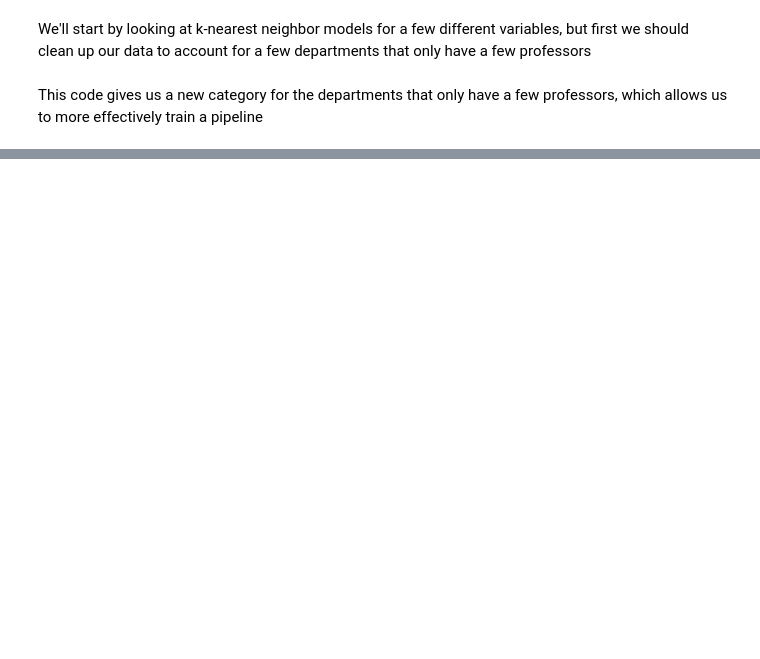
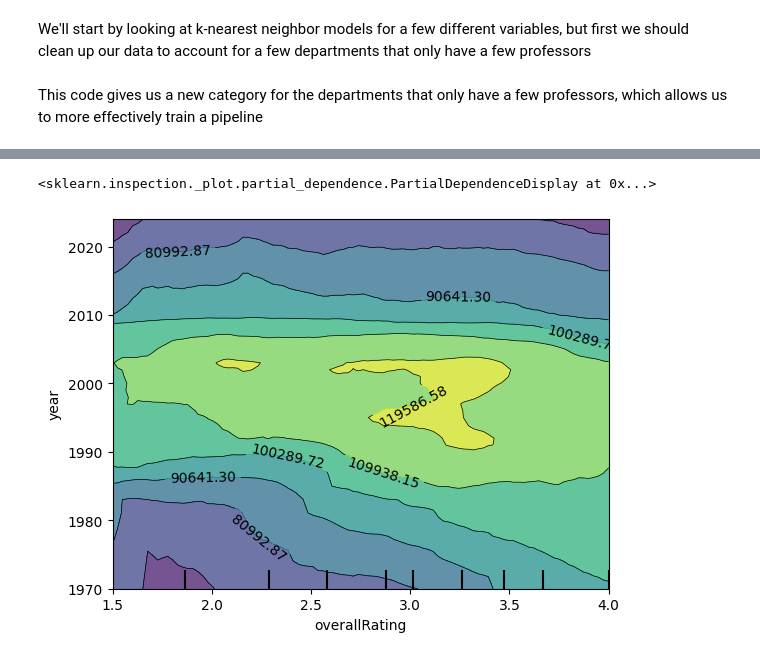
Before and after one commit to arausis/DATA301Project, a Jupyter notebook: Exploration.ipynb, the cells around one changed output, grey strips where cells are left out. Saved outputs shown, nothing was run; the diff lists cells and outputs as text; code cells hidden in the pictures; blank space fills up the shorter version.

```diff
--- a/Exploration.ipynb
+++ b/Exploration.ipynb
@@ -249,0 +276,12 @@ Here, we can see the predicted salaries of three hypothetical professors. THe fi
+# %%
+import matplotlib.pyplot as plt
+from sklearn.datasets import make_friedman1
+from sklearn.ensemble import GradientBoostingRegressor
+from sklearn.inspection import PartialDependenceDisplay
+
+X = df[["year", "numEvals", "overallRating", "deptCleaned", "position"]]
+# %%
+PartialDependenceDisplay.from_estimator(pipeline, X, features=[("overallRating", "year")])
+# %% [output]
+<sklearn.inspection._plot.partial_dependence.PartialDependenceDisplay at 0x...>
+[figure, added]
```
Also changed, not shown: parts of 30 cells of this notebook.
